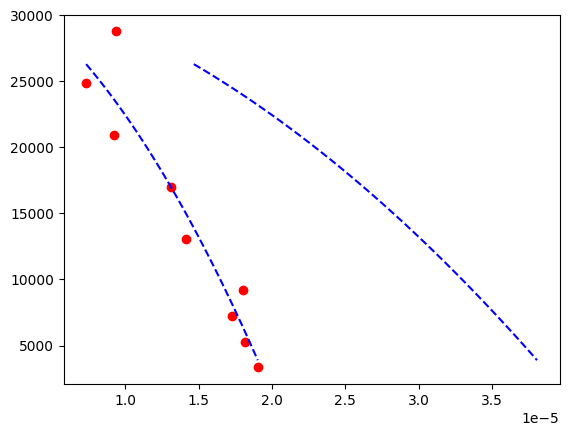
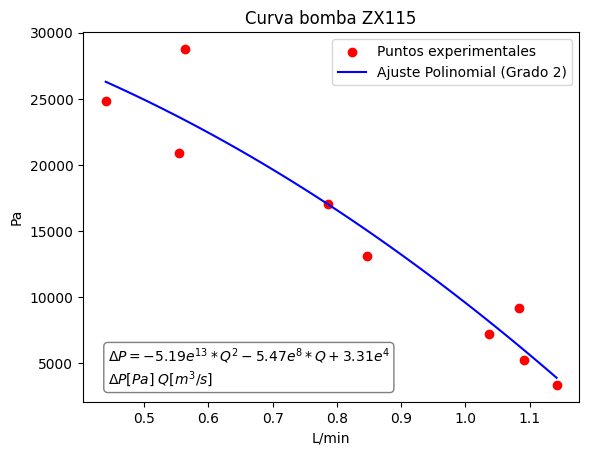
The notebook cell's code change between the first figure and the second:
--- before
+++ after
@@ -1,5 +1,17 @@
-plt.scatter(ndf["caudal"], ndf["dp"], color='red', label='Datos Catálogo (Puntos)')
+
+plt.scatter(ndf["caudal"]*1000*60, ndf["dp"], color='red', label='Puntos experimentales')
 
 # Dibujar curva ajustada
-plt.plot(x_curva, y_curva, '--', color='blue', label='Ajuste Polinomial (Grado 2)')
-plt.plot(x_curvap, y_curvap, '--', color='blue', label='Ajuste Polinomial (Grado 2)')
+plt.plot(x_curva*1000*60, y_curva, '-', color='blue', label='Ajuste Polinomial (Grado 2)')
+plt.ylabel("Pa")
+plt.xlabel("L/min")
+plt.legend()
+plt.annotate(
+text=r"$\Delta P = -1.23667290e11 * Q^2 - 5.47e^8 *Q + 3.31e^4$"+ "\n" + r"$\Delta P[Pa]$ $Q[m^3/s]$",
+    xy=(0.05, 0.05),              # (X, Y) Posición: 5% a la derecha, 5% hacia arriba
+    xycoords='axes fraction',     # Las coordenadas son relativas al tamaño del gráfico
+    fontsize=10,                  # Opcional: tamaño de la letra
+    bbox=dict(boxstyle="round,pad=0.3", fc="white", ec="gray", lw=1) # Opcional: le pone una cajita de fondo
+)
+plt.title("Curva bomba ZX115")
+#plt.plot(x_curvap, y_curvap, '--', color='blue', label='Ajuste Polinomial (Grado 2)')

Commit: asd